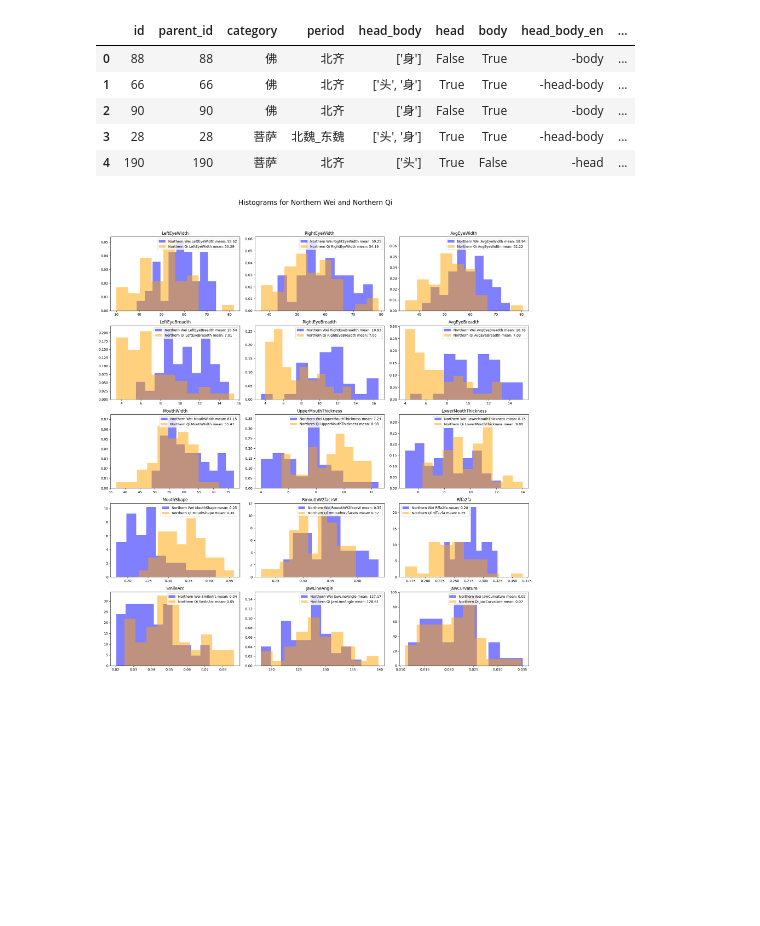
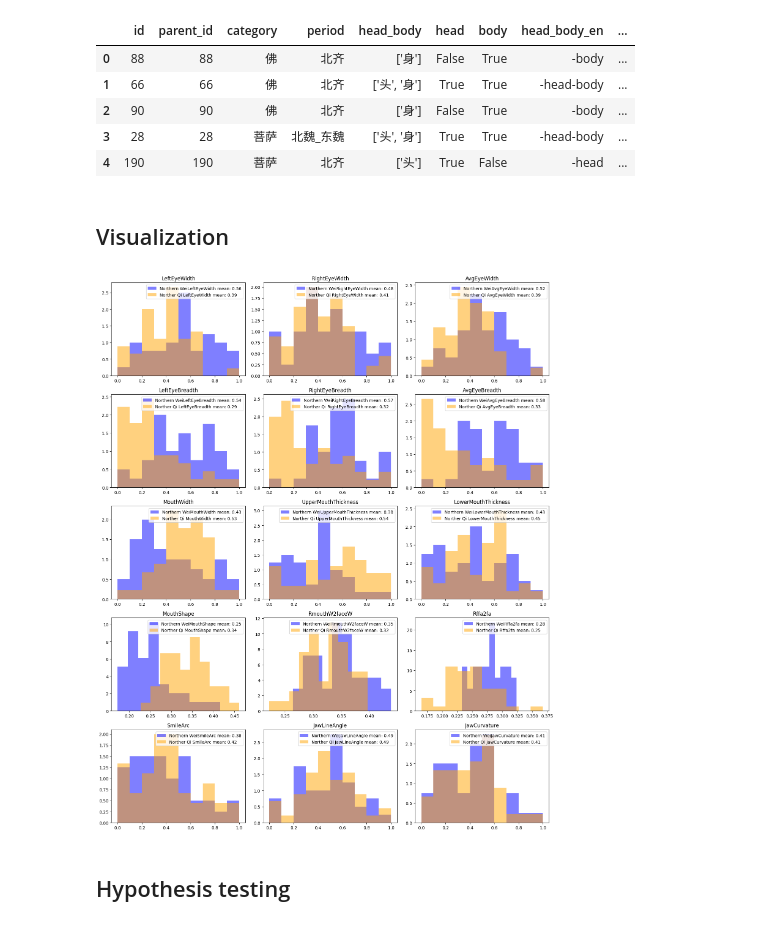
Before and after one commit to SesamePaste233/History_Buddha, a Jupyter notebook: FFA.ipynb, the cells around one changed output. Cells and saved outputs as stored; diff of their text form; code cells hidden in the pictures; blank space fills up the shorter version.

```diff
--- a/FFA.ipynb
+++ b/FFA.ipynb
@@ -136,7 +93,47 @@ def plot_histograms2(group1_values, group2_values, title):
 # %%
-values_group_nq = calculate_values_for_group(NQ_id, all_ldmk_data)
-values_group_nw= calculate_values_for_group(NW_id, all_ldmk_data)
+values_group_nq,idx_nq = calculate_values_for_group(NQ_id, all_ldmk_data)
+values_group_nw,idx_nw= calculate_values_for_group(NW_id, all_ldmk_data)
-# %%
-plot_histograms2(values_group_nw, values_group_nq, 'Histograms for Northern Wei and Northern Qi')
-# %% [output]
-[figure, removed]
+# %%
+from sklearn.preprocessing import MinMaxScaler
+
+df_group_nw = pd.DataFrame(values_group_nw)
+df_group_nw.index = idx_nw
+df_group_nq = pd.DataFrame(values_group_nq)
+df_group_nq.index = idx_nq
+
+selected_col = ['LeftEyeWidth', 'RightEyeWidth', 'AvgEyeWidth', 'LeftEyeBreadth', 'RightEyeBreadth', 'AvgEyeBreadth', 'MouthWidth', 'UpperMouthThickness', 'LowerMouthThickness', 'SmileArc', 'JawLineAngle', 'JawCurvature']
+scaler = MinMaxScaler()
+df_group_nw[selected_col] = scaler.fit_transform(df_group_nw[selected_col])
+df_group_nq[selected_col] = scaler.fit_transform(df_group_nq[selected_col])
+# %% [markdown]
+## Visualization
+# %%
+def plot_histograms2(df1, df2):
+    plt.figure(figsize=(15, 20))
+
+    keys = df1.columns
+    n_keys = len(keys)
+    n_rows = 5
+    n_cols = 3
+
+    for i, key in enumerate(keys):
+        ax = plt.subplot(n_rows, n_cols, i + 1)
+        data1 = df1[key].dropna()  # Use dropna() to ignore NaN values
+        ax.hist(data1, bins=10, alpha=0.5, color='blue', label=f'Northern Wei{key} mean: {data1.mean():.2f}', density=True)
+        data2 = df2[key].dropna()  # Use dropna() to ignore NaN values
+        ax.hist(data2, bins=10, alpha=0.5, color='orange', label=f'Norther Qi {key} mean: {data2.mean():.2f}', density=True)
+        ax.set_title(f'{key}')
+        ax.legend()
+
+    # Turn off unused subplots
+    for j in range(i + 1, n_rows * n_cols):
+        plt.subplot(n_rows, n_cols, j + 1).axis('off')
+
+    plt.tight_layout(rect=[0, 0.03, 1, 0.95])
+    plt.show()
+# %%
+plot_histograms2(df_group_nw, df_group_nq)
+# %% [output]
+[figure, added]
+# %% [markdown]
+## Hypothesis testing
```
Also changed, not shown: parts of 4 cells of this notebook, 1 other file.
